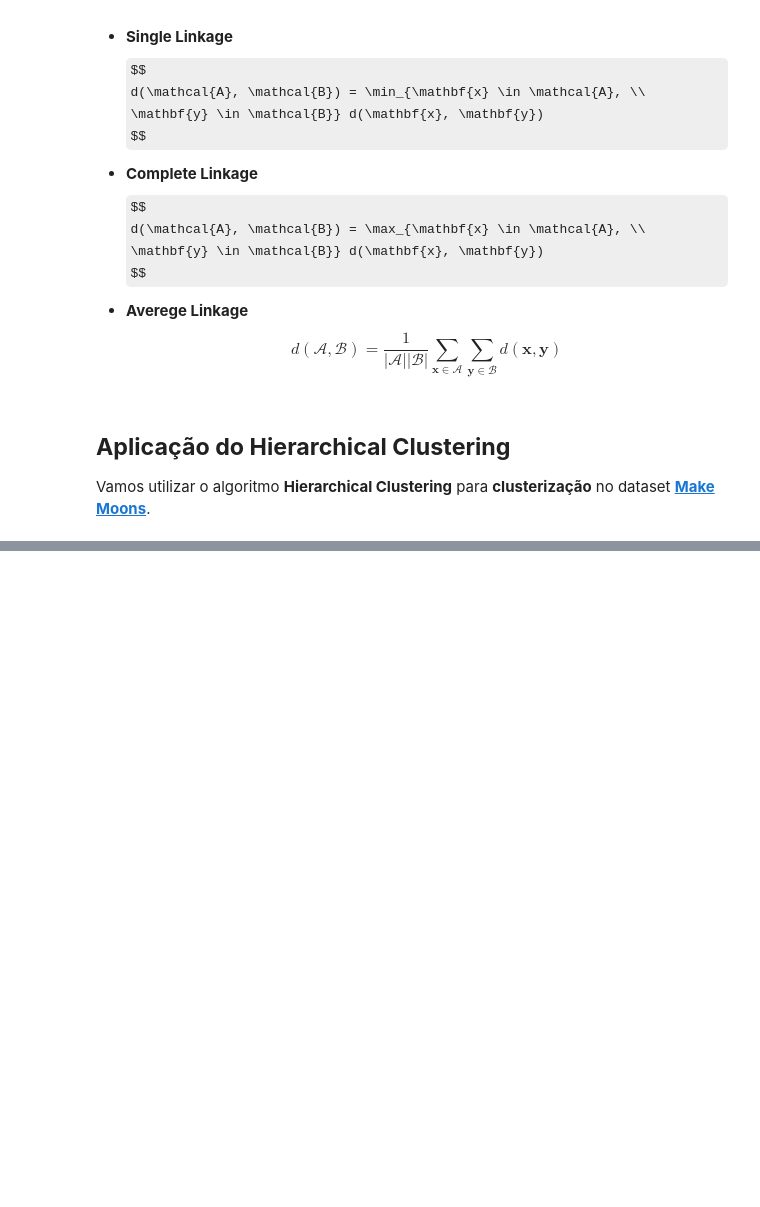
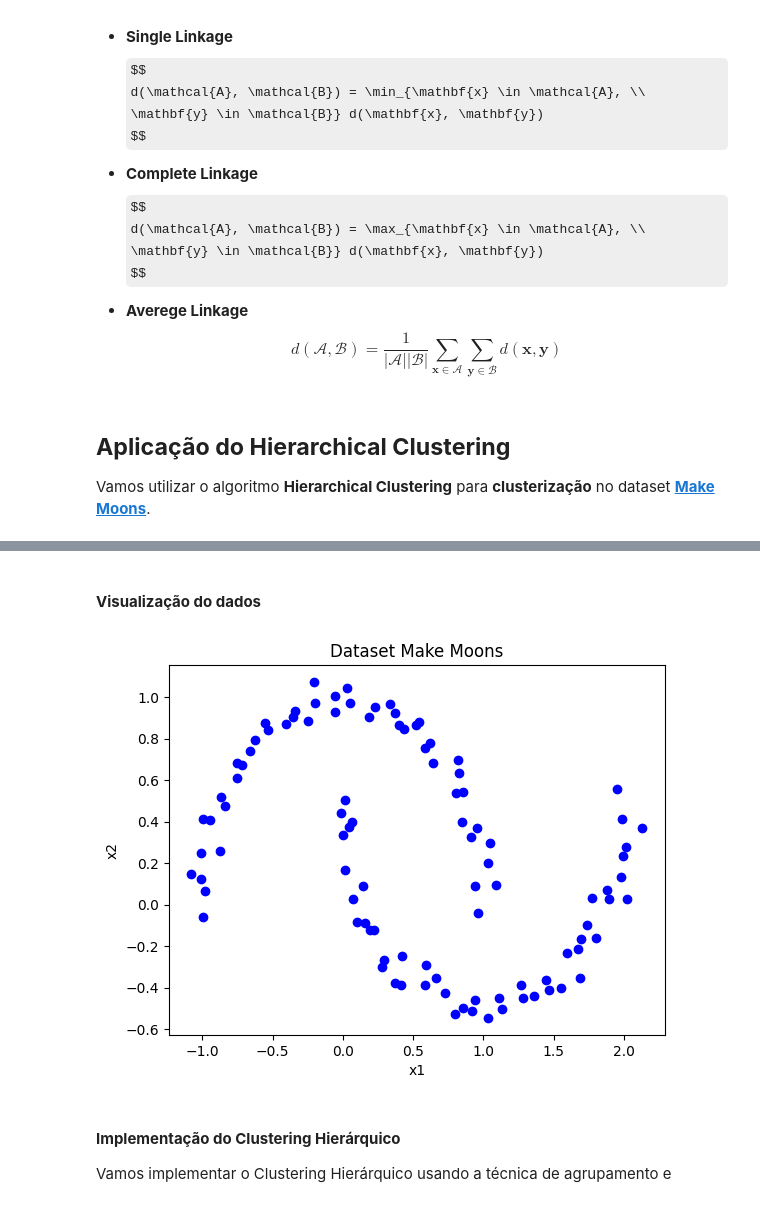
Before and after one commit to gabdourado/AI, a Jupyter notebook: ML/Unsupervised-Learning/Hierarchical-Clustering/Hierarchical_Clustering.ipynb, the cells around one changed output, grey strips where cells are left out. Cells and saved outputs as stored; diff of their text form; code cells hidden in the pictures; some formulas as TeX source; blank space fills up the shorter version.

Commit message:
feat: Hierarchical Clustering Aplication

```diff
--- a/ML/Unsupervised-Learning/Hierarchical-Clustering/Hierarchical_Clustering.ipynb
+++ b/ML/Unsupervised-Learning/Hierarchical-Clustering/Hierarchical_Clustering.ipynb
@@ -130,0 +131,15 @@ df.head()
+# %% [markdown]
+#### **Visualização do dados**
+# %%
+plt.scatter(X[:, 0], X[:, 1], c='blue')
+
+plt.title("Dataset Make Moons")
+plt.xlabel("x1")
+plt.ylabel("x2")
+plt.show()
+# %% [output]
+[figure, added]
+# %% [markdown]
+#### **Implementação do Clustering Hierárquico**
+
+Vamos implementar o Clustering Hierárquico usando a técnica de agrupamento e
```
Also changed, not shown: parts of 9 cells of this notebook.
